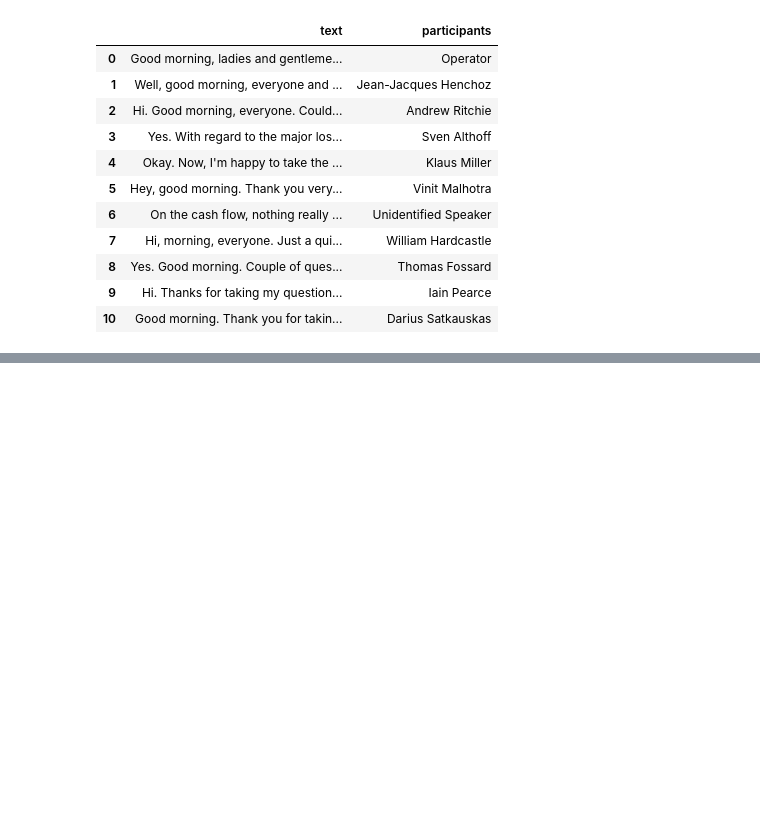
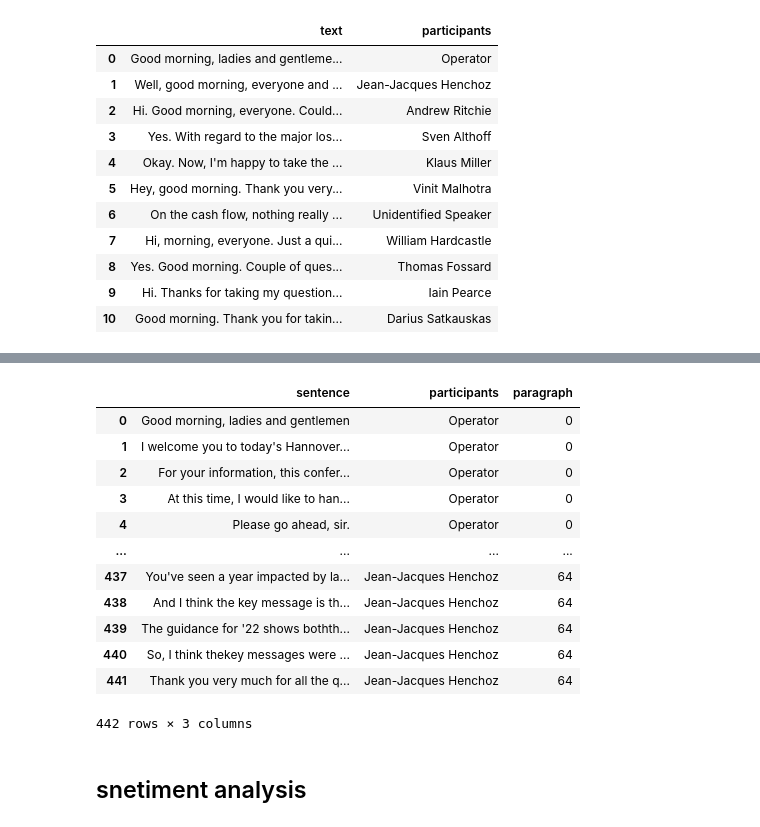
Before and after one commit to BoE-ARP-Bayes-MSc-BA/data_collecting, a Jupyter notebook: Testing.ipynb, the cells around one changed output, grey strips where cells are left out. Cells and saved outputs as stored; diff of their text form; code cells hidden in the pictures; blank space fills up the shorter version.

```diff
--- a/Testing.ipynb
+++ b/Testing.ipynb
@@ -341,19 +443,36 @@ participants_split_df
 # %%
 sentence_split_df = pd.DataFrame()
-for i in range(len(participants_split_df)):
-    sentence_list = participants_split_df['text'].iloc[i]
+for i in range(len(p_to_s_split_df)):
+    sentence_list = p_to_s_split_df['text'].iloc[i]
     sentence_split_single_df = pd.DataFrame (sentence_list, columns = ['sentence'])
-    sentence_split_single_df['participants'] = participants_split_df['participants'].iloc[i]
+    sentence_split_single_df['participants'] = p_to_s_split_df['participants'].iloc[i]
     sentence_split_single_df['paragraph'] = i
     sentence_split_df = sentence_split_df.append(sentence_split_single_df, ignore_index=True)
 # drop if the 'sentence' is empty
 sentence_split_df = sentence_split_df.dropna(inplace=False)
 
 sentence_split_df
 
 # safe the dataframe with the path
 path = '/Users/timliu/Documents/GitHub/data_collecting/df_for_NLP/sentence_split_df.csv'
 sentence_split_df.to_csv(path)
+sentence_split_df
+# %% [output]
+|  | sentence | participants | paragraph |
+| 0 | Good morning, ladies and gentlemen | Operator | 0 |
+| 1 | I welcome you to today's Hannover... | Operator | 0 |
+| 2 | For your information, this confer... | Operator | 0 |
+| 3 | At this time, I would like to han... | Operator | 0 |
+| 4 | Please go ahead, sir. | Operator | 0 |
+| ... | ... | ... | ... |
+| 437 | You've seen a year impacted by la... | Jean-Jacques Henchoz | 64 |
+| 438 | And I think the key message is th... | Jean-Jacques Henchoz | 64 |
+| 439 | The guidance for '22 shows bothth... | Jean-Jacques Henchoz | 64 |
+| 440 | So, I think thekey messages were ... | Jean-Jacques Henchoz | 64 |
+| 441 | Thank you very much for all the q... | Jean-Jacques Henchoz | 64 |
+442 rows × 3 columns
+# %% [markdown]
+## snetiment analysis
 # %%
 #%% # snetiment analysis
 import numpy as np
```
Also changed, not shown: parts of 21 cells of this notebook.
